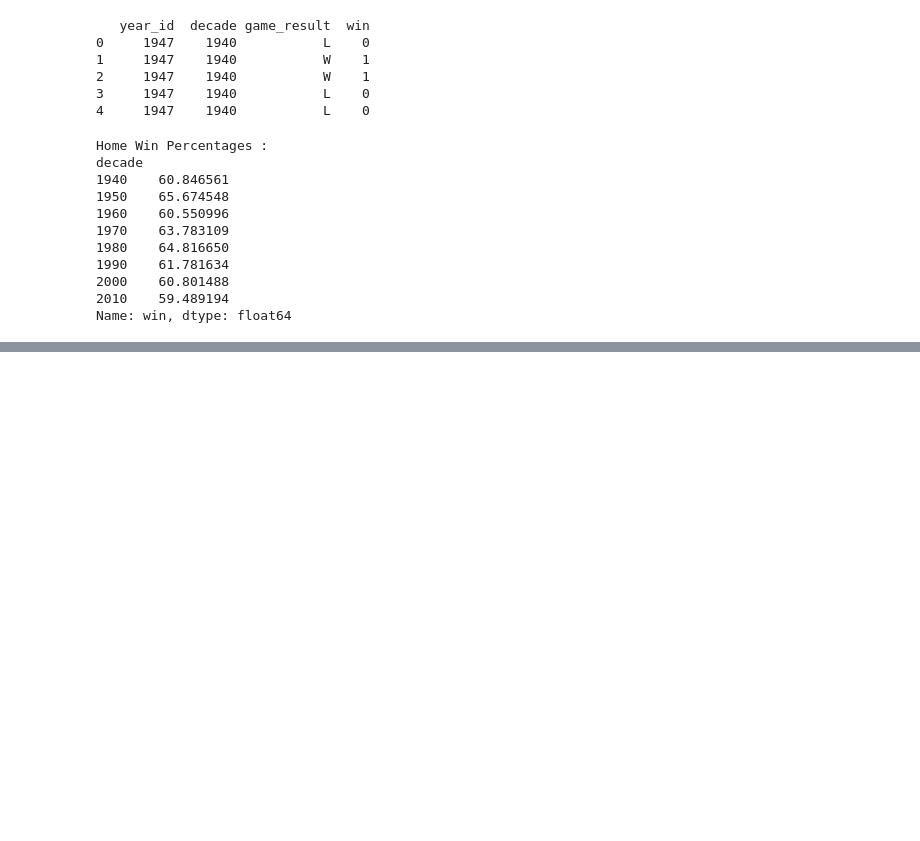
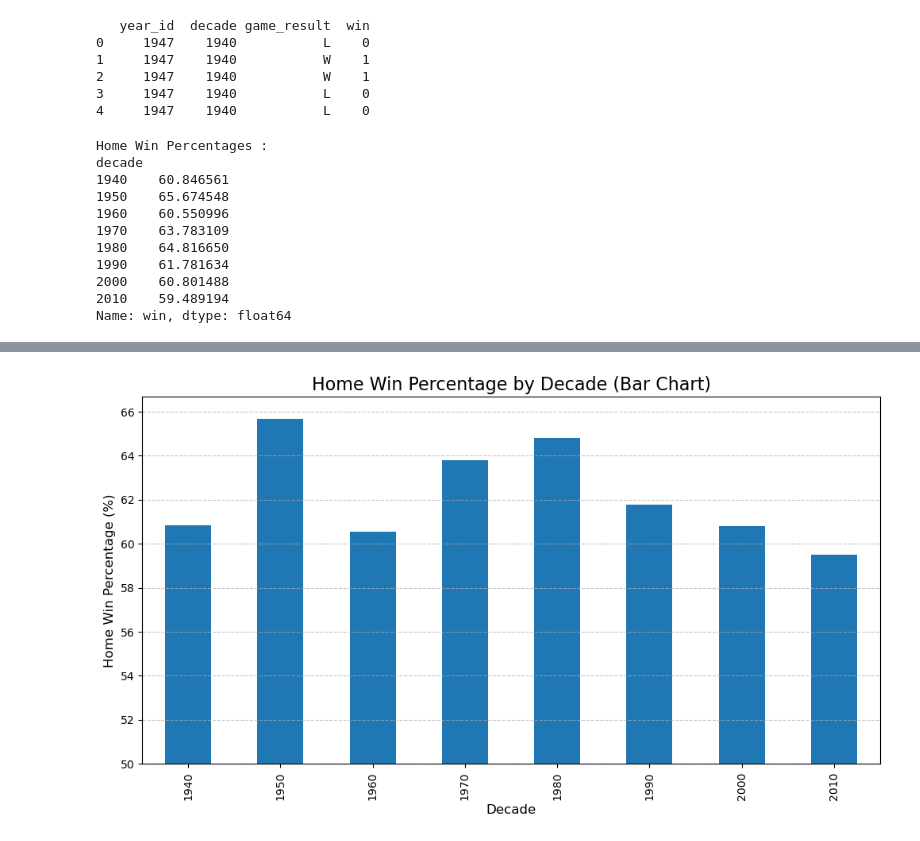
Before and after one commit to ljsweeney721/CS-130, a Jupyter notebook: Untitled.ipynb, the cells around one changed output, grey strips where cells are left out. Saved outputs shown, nothing was run; the diff lists cells and outputs as text; code cells hidden in the pictures; blank space fills up the shorter version.

```diff
--- a/Untitled.ipynb
+++ b/Untitled.ipynb
@@ -126,3 +172,20 @@ decade
 2000    60.801488
 2010    59.489194
 Name: win, dtype: float64
+# %%
+# 1. Filter the entire DataFrame to only include games played at Home ('H').
+home_games = df[df['game_location'] == 'H']
+
+# 2. Group the home games data by 'decade'.
+grouped_by_decade = home_games.groupby('decade')
+
+# 3. Calculate the average of the 'win' column for each decade.
+#    Since 'win' is 1 (Win) or 0 (Loss), the average is the Win Proportion (e.g., 0.60).
+win_rates_series = grouped_by_decade['win'].mean()
+
+# 4. Convert the win proportion to a percentage for the plot (e.g., 0.60 -> 60.0%)
+win_percentages = win_rates_series * 100
+
+# Print the final result data
+print("Home Win Percentages by Decade:")
+print(win_percentages)
@@ -128,0 +204,25 @@ Name: win, dtype: float64
+# %%
+import matplotlib.pyplot as plt # Needed for the plotting functions
+
+plt.figure(figsize=(12, 6))
+
+# Use the Series directly to plot a BAR graph.
+ax = win_percentages.plot(
+    kind='bar',             # Creates the columns you want
+)
+
+# Set the title and labels
+plt.title('Home Win Percentage by Decade (Bar Chart)', fontsize=16)
+plt.xlabel('Decade', fontsize=12)
+plt.ylabel('Home Win Percentage (%)', fontsize=12)
+
+# Ensure the y-axis starts higher than 50%
+plt.ylim(50, win_percentages.max() + 1)
+
+
+# Add grid lines
+plt.grid(axis='y', linestyle='--', alpha=0.7)
+
+plt.show()
+# %% [output]
+[figure, added]
```
Also changed, not shown: parts of 15 cells of this notebook, 1 other file.
